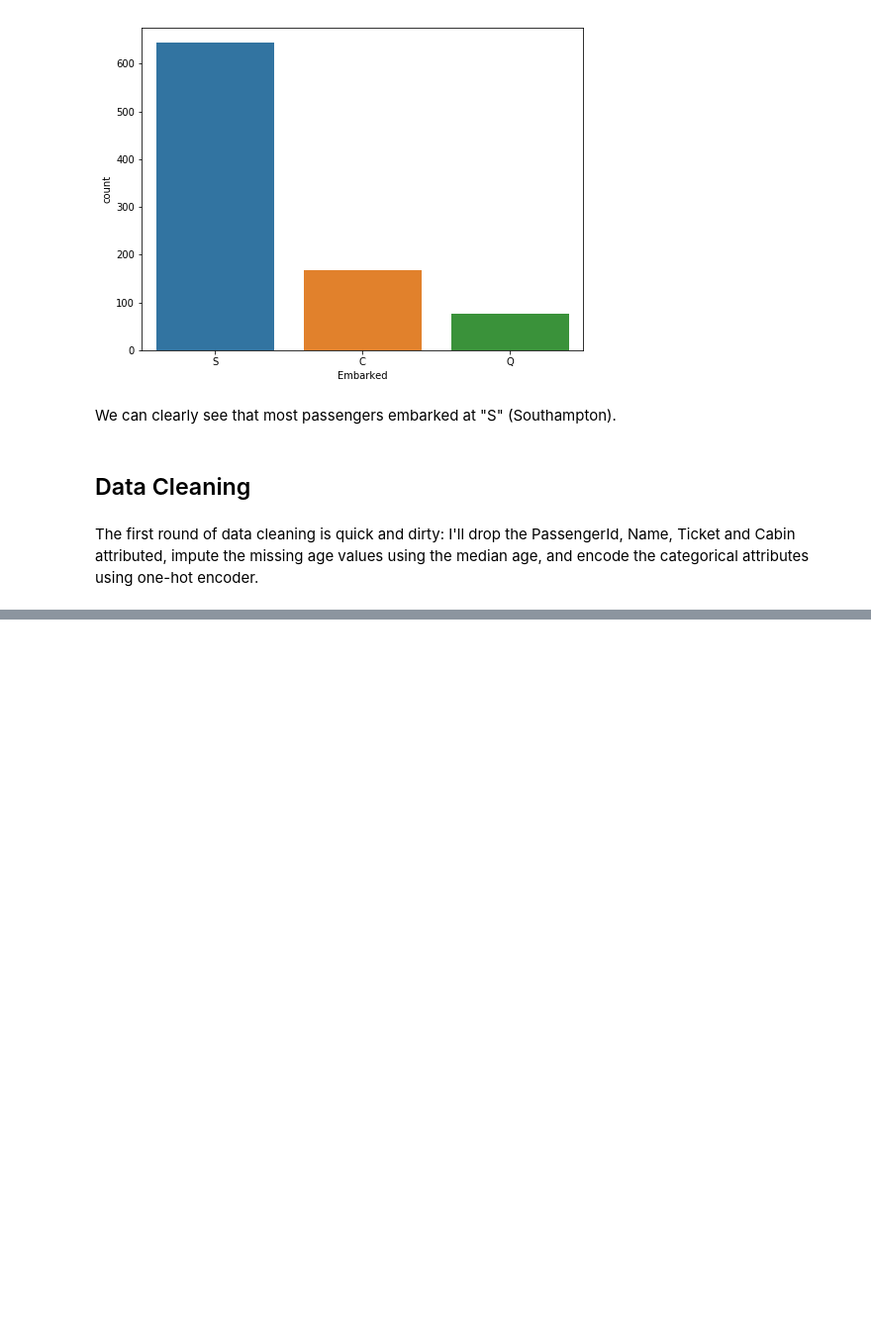
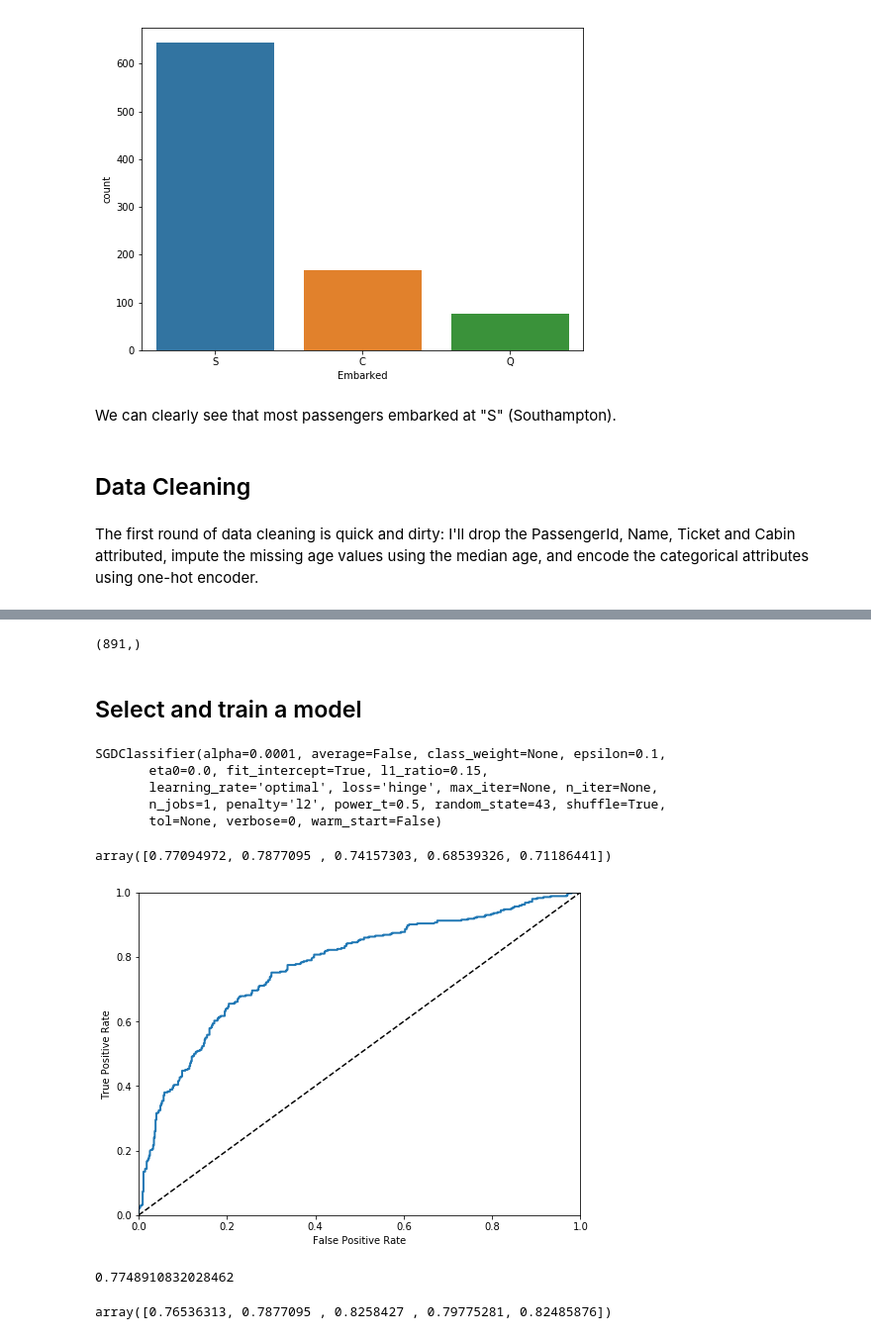
Before and after one commit to ronnieszq/study_sklearn, a Jupyter notebook: mnist/mnist_classification.ipynb, the cells around one changed output, grey strips where cells are left out. Shown: that part at 99% size. Cells and saved outputs as stored; diff of their text form; code cells hidden in the pictures; blank space fills up the shorter version.

Commit message:
titanic model selection

```diff
--- a/mnist/mnist_classification.ipynb
+++ b/mnist/mnist_classification.ipynb
@@ -453,5 +461,5 @@ titanic_num_tr = num_pipeline.fit_transform(titanic_num)
 # %%
-from  future_encoders import ColumnTransformer
+from future_encoders import ColumnTransformer
 
 num_attribs = list(titanic_num)
 cat_attribs = ['Sex', 'Embarked']
@@ -461,4 +469,4 @@ full_pipeline = ColumnTransformer([
         ("cat", OneHotEncoder(), cat_attribs),
     ])
 
-titanic_prepared = full_pipeline.fit_transform(raw)
+X_train = full_pipeline.fit_transform(raw)
@@ -466,0 +493,35 @@ TypeError: '<' not supported between instances of 'float' and 'str'
+# %%
+y_train = raw['Survived']
+y_train.shape
+# %% [output]
+(891,)
+# %% [markdown]
+## Select and train a model
+# %%
+# an SGD classifier
+sgd_clf = SGDClassifier(random_state=43)
+sgd_clf.fit(X_train, y_train)
+# %% [output]
+SGDClassifier(alpha=0.0001, average=False, class_weight=None, epsilon=0.1,
+       eta0=0.0, fit_intercept=True, l1_ratio=0.15,
+       learning_rate='optimal', loss='hinge', max_iter=None, n_iter=None,
+       n_jobs=1, penalty='l2', power_t=0.5, random_state=43, shuffle=True,
+       tol=None, verbose=0, warm_start=False)
+# %%
+cross_val_score(sgd_clf, X_train, y_train, cv=5, scoring="accuracy")
+# %% [output]
+array([0.77094972, 0.7877095 , 0.74157303, 0.68539326, 0.71186441])
+# %%
+y_scores = cross_val_predict(sgd_clf, X_train, y_train, cv=5, method="decision_function")
+# %%
+fpr, tpr, thresholds = roc_curve(y_train, y_scores)
+
+plt.rcParams["figure.figsize"] = (8, 6)
+plot_roc_curve(fpr, tpr)
+plt.show()
+# %% [output]
+[figure, added]
+# %%
+roc_auc_score(y_train, y_scores)
+# %% [output]
+0.7748910832028462
@@ -466,0 +532,4 @@ TypeError: '<' not supported between instances of 'float' and 'str'
+# %%
+cross_val_score(forest_clf, X_train, y_train, cv=5, scoring="accuracy")
+# %% [output]
+array([0.76536313, 0.7877095 , 0.8258427 , 0.79775281, 0.82485876])
```
Also changed, not shown: parts of 28 cells of this notebook.
